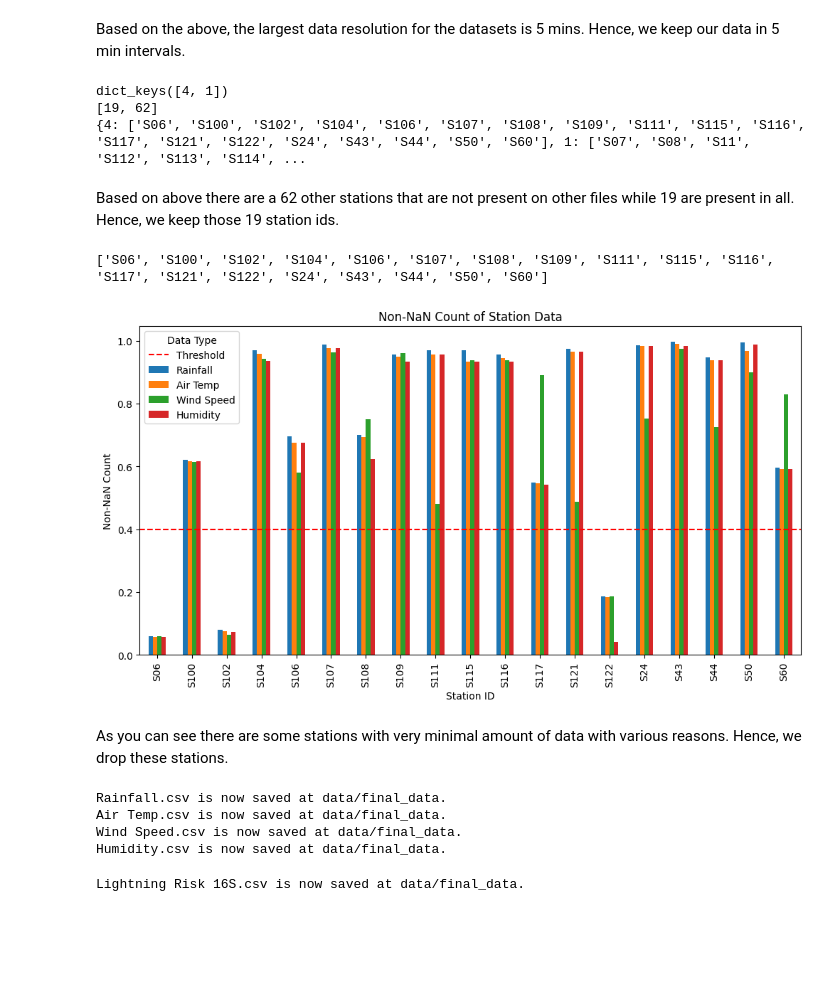
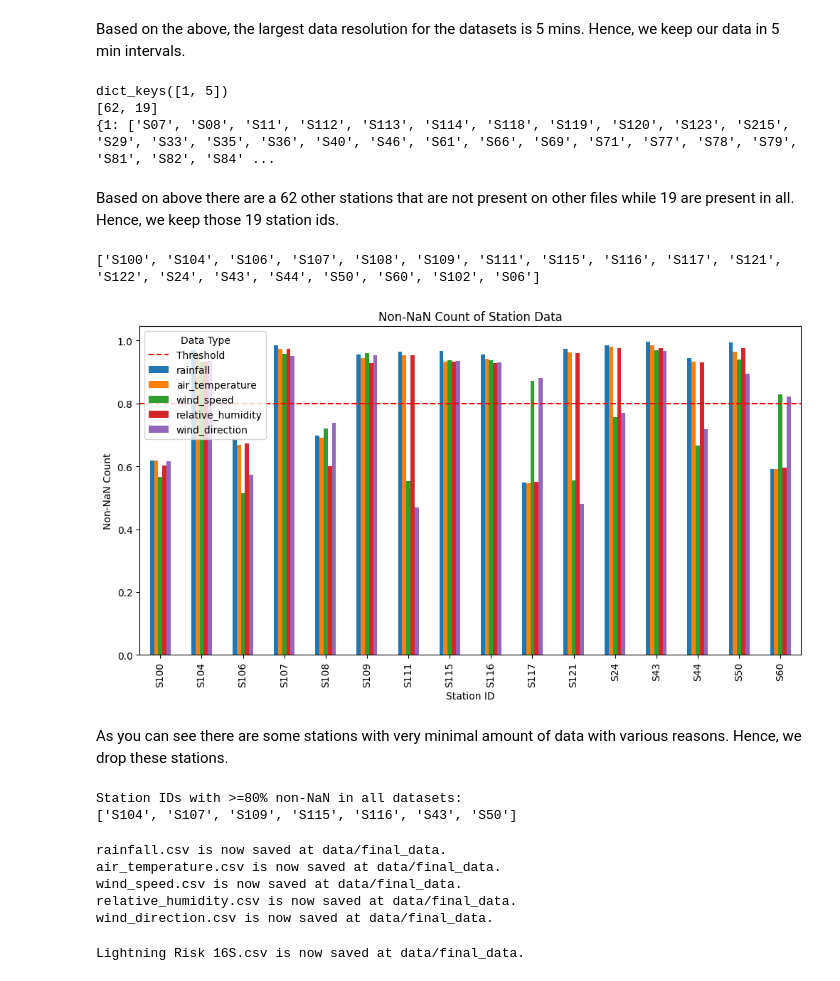
Before and after one commit to TomPiccio/Lightning_Risk_Prediction, a Jupyter notebook: notebooks/data_cleaning_v2.ipynb, the cells around one changed output. Drawn from its saved outputs; the diff is of its cells as text; code cells hidden in the pictures; blank space fills up the shorter version.

```diff
--- a/notebooks/data_cleaning_v2.ipynb
+++ b/notebooks/data_cleaning_v2.ipynb
@@ -5,13 +5,18 @@ import pandas as pd
 from collections import defaultdict, Counter
 import os
 import matplotlib.pyplot as plt
+# %%
+def compile_csvs(folder_path):
+    csv_files = [f for f in os.listdir(folder_path) if f.endswith('.csv')]
+    df = pd.concat([pd.read_csv(os.path.join(folder_path, f)) for f in csv_files], ignore_index=True)
+    return df
 # %%
 #Full CSV Files
-rainfall =pd.read_csv("../data/rainfall_data.csv")
-air_temperature = pd.read_csv("../data/air-temperature-table.csv")
-wind_speed = pd.read_csv("../data/wind-speed-table.csv")
-relative_humidity = pd.read_csv("../data/relative-humidity-table.csv")
-wind_direction = pd.read_csv("../data/wind-direction-table.csv")
+rainfall = compile_csvs("../data/data_gov_sg/rainfall_data")
+air_temperature = compile_csvs("../data/data_gov_sg/air-temperature_data")
+wind_speed = compile_csvs("../data/data_gov_sg/wind-speed_data")
+relative_humidity = compile_csvs("../data/data_gov_sg/relative-humidity_data")
+wind_direction = compile_csvs("../data/data_gov_sg/wind-direction_data")
 lightning_risk_16S = pd.read_csv("../data/lightning_risk_data/lightning_risk_data_per_min_16S.csv") # Output
 input_data_dfs = [rainfall, air_temperature, wind_speed, relative_humidity,wind_direction]
 input_data_df_names = ["rainfall", "air_temperature", "wind_speed", "relative_humidity","wind_direction"]
@@ -93,43 +104,54 @@ print(count_dict.keys())
 print([len(count_dict[key]) for key in count_dict.keys()])
 print(count_dict)
 # %% [output]
-dict_keys([4, 1])
-[19, 62]
-{4: ['S06', 'S100', 'S102', 'S104', 'S106', 'S107', 'S108', 'S109', 'S111', 'S115', 'S116', 'S117', 'S121', 'S122', 'S24', 'S43', 'S44', 'S50', 'S60'], 1: ['S07', 'S08', 'S11', 'S112', 'S113', 'S114', ...
+dict_keys([1, 5])
+[62, 19]
+{1: ['S07', 'S08', 'S11', 'S112', 'S113', 'S114', 'S118', 'S119', 'S120', 'S123', 'S215', 'S29', 'S33', 'S35', 'S36', 'S40', 'S46', 'S61', 'S66', 'S69', 'S71', 'S77', 'S78', 'S79', 'S81', 'S82', 'S84' ...
 # %% [markdown]
 Based on above there are a 62 other stations that are not present on other files while 19 are present in all. Hence, we keep those 19 station ids.
 # %%
-station_ids = count_dict[4]
+station_ids = count_dict[5]
 print(station_ids)
 # %% [output]
-['S06', 'S100', 'S102', 'S104', 'S106', 'S107', 'S108', 'S109', 'S111', 'S115', 'S116', 'S117', 'S121', 'S122', 'S24', 'S43', 'S44', 'S50', 'S60']
+['S100', 'S104', 'S106', 'S107', 'S108', 'S109', 'S111', 'S115', 'S116', 'S117', 'S121', 'S122', 'S24', 'S43', 'S44', 'S50', 'S60', 'S102', 'S06']
 # %%
-# List of DataFrames
-input_data_dfs = [rainfall, air_temperature, wind_speed, relative_humidity]
 
 # Dictionary to store non-NaN counts
 non_nan_counts = {}
 
 # Compute non-NaN counts for each station_id in each dataframe
-for df_name, df in zip(["Rainfall", "Air Temp", "Wind Speed", "Humidity"], input_data_dfs):
+for df_name, df in zip(input_data_df_names, input_data_dfs):
     non_nan_counts[df_name] = df[station_ids].count() / df.shape[0]  # Normalized by row count
 
 
 # Convert to DataFrame for visualization
 non_nan_counts_df = pd.DataFrame(non_nan_counts)
 
 # Plot bar chart
 non_nan_counts_df.plot(kind="bar", figsize=(12, 6))
 plt.xlabel("Station ID")
 plt.ylabel("Non-NaN Count")
 plt.title("Non-NaN Count of Station Data")
 plt.xticks(rotation=90)
-threshold_value = 0.4  # Change this to your desired threshold
+threshold_value = 0.8  # Change this to your desired threshold
 plt.axhline(y=threshold_value, color='r', linestyle='--', label="Threshold")
 plt.legend(title="Data Type")
 plt.show()
 # %% [output]
-[figure, old version]
+[figure, new version]
 # %% [markdown]
 As you can see there are some stations with very minimal amount of data with various reasons. Hence, we drop these stations.
+# %%
+# Threshold for filtering
+threshold_value = 0.8
+
+# Transpose so rows are station_ids, columns are dataset names
+# Then check if all values for each station_id >= threshold
+valid_station_ids = non_nan_counts_df[non_nan_counts_df >= threshold_value].dropna(axis=0, how='any').index.tolist()
+
+print("Station IDs with >=80% non-NaN in all datasets:")
+print(valid_station_ids)
+# %% [output]
+Station IDs with >=80% non-NaN in all datasets:
+['S104', 'S107', 'S109', 'S115', 'S116', 'S43', 'S50']
 # %%
@@ -154,13 +178,14 @@ def prepare_csv(df_raw, filename):
     print(f"{filename} is now saved at data/final_data.")
     df_filtered.to_csv(output_path, index=False)
 # %%
-for df_name, df in zip(["Rainfall", "Air Temp", "Wind Speed", "Humidity"], input_data_dfs):
+for df_name, df in zip(input_data_df_names, input_data_dfs):
     prepare_csv(df,df_name+".csv")
 # %% [output]
-Rainfall.csv is now saved at data/final_data.
-Air Temp.csv is now saved at data/final_data.
-Wind Speed.csv is now saved at data/final_data.
-Humidity.csv is now saved at data/final_data.
+rainfall.csv is now saved at data/final_data.
+air_temperature.csv is now saved at data/final_data.
+wind_speed.csv is now saved at data/final_data.
+relative_humidity.csv is now saved at data/final_data.
+wind_direction.csv is now saved at data/final_data.
 # %%
 # Filter rows where the minute is a multiple of 5
 lightning_risk_16S = lightning_risk_16S.rename(columns={"DateTime": "Timestamp"})
```
Also changed, not shown: parts of 6 cells of this notebook, 3 other files.
